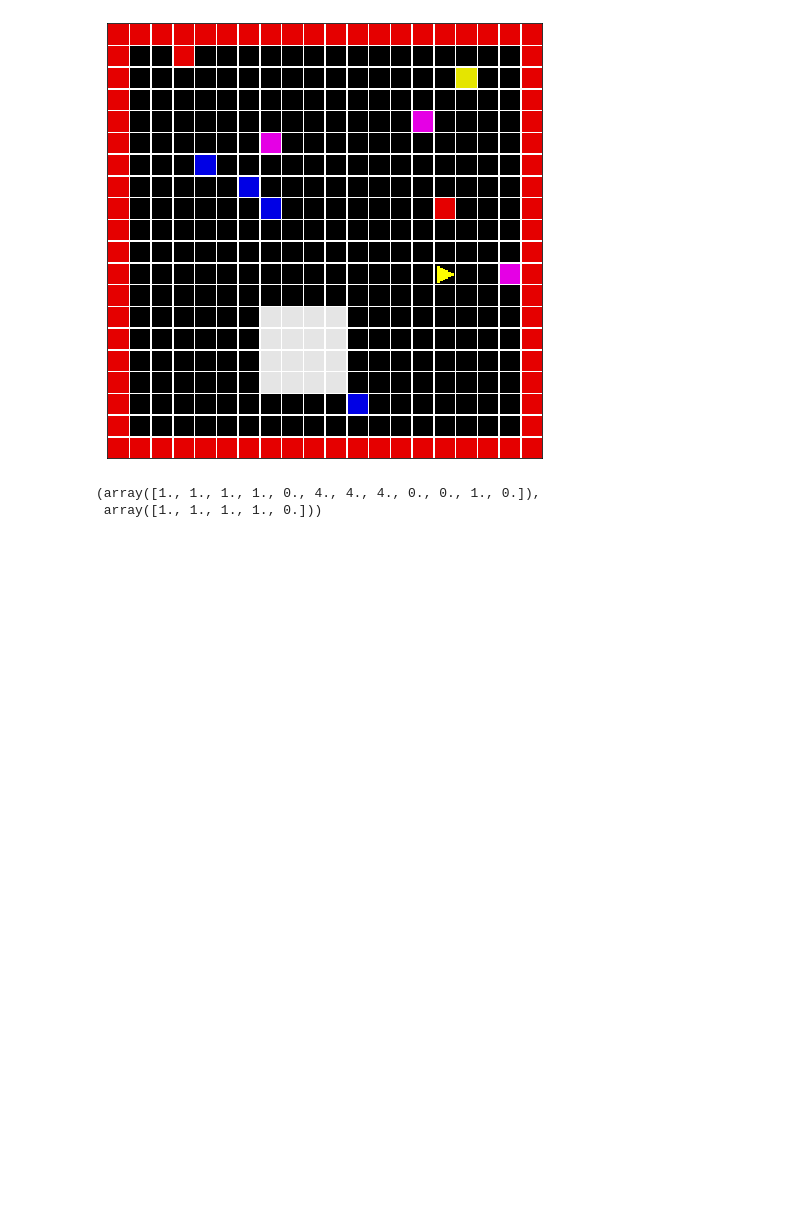
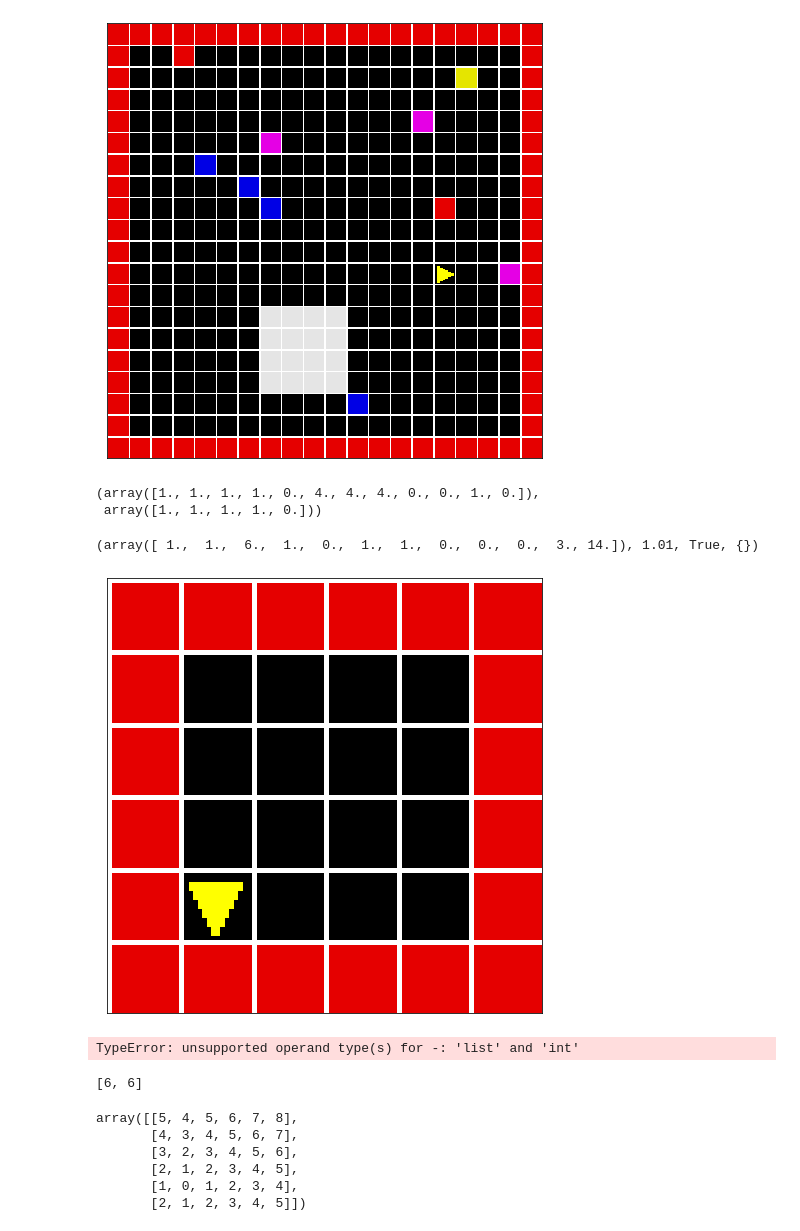
Before and after one commit to liuandrew/training-rl-algo, a Jupyter notebook: misc.ipynb, the cells around one changed output. Drawn from its saved outputs; the diff is of its cells as text; code cells hidden in the pictures; blank space fills up the shorter version.

```diff
--- a/misc.ipynb
+++ b/misc.ipynb
@@ -2143,0 +2142,25 @@ env = gym.make('Gridworld-v0', num_obstacles=0, wall_colors=4)
+# %%
+info = env.step(1)
+env.render()
+
+print(info)
+# %% [output]
+(array([ 1.,  1.,  6.,  1.,  0.,  1.,  1.,  0.,  0.,  0.,  3., 14.]), 1.01, True, {})
+[figure, added]
+# %%
+np.arange(env.world_size)
+# %% [output]
+TypeError: unsupported operand type(s) for -: 'list' and 'int'
+# %%
+env.world_size
+# %% [output]
+[6, 6]
+# %%
+space_dists
+# %% [output]
+array([[5, 4, 5, 6, 7, 8],
+       [4, 3, 4, 5, 6, 7],
+       [3, 2, 3, 4, 5, 6],
+       [2, 1, 2, 3, 4, 5],
+       [1, 0, 1, 2, 3, 4],
+       [2, 1, 2, 3, 4, 5]])
```
Also changed, not shown: parts of 19 cells of this notebook, 2 other files.
